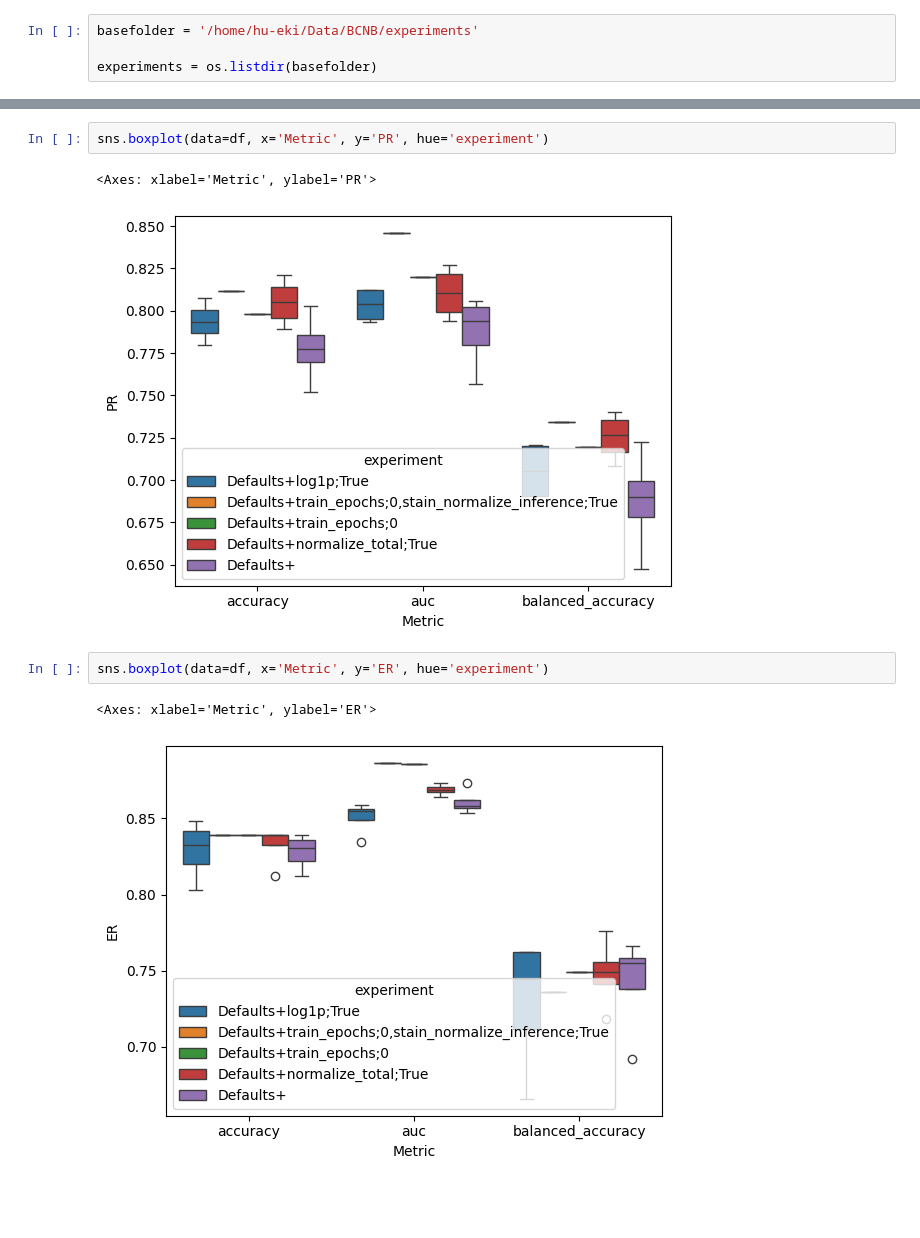
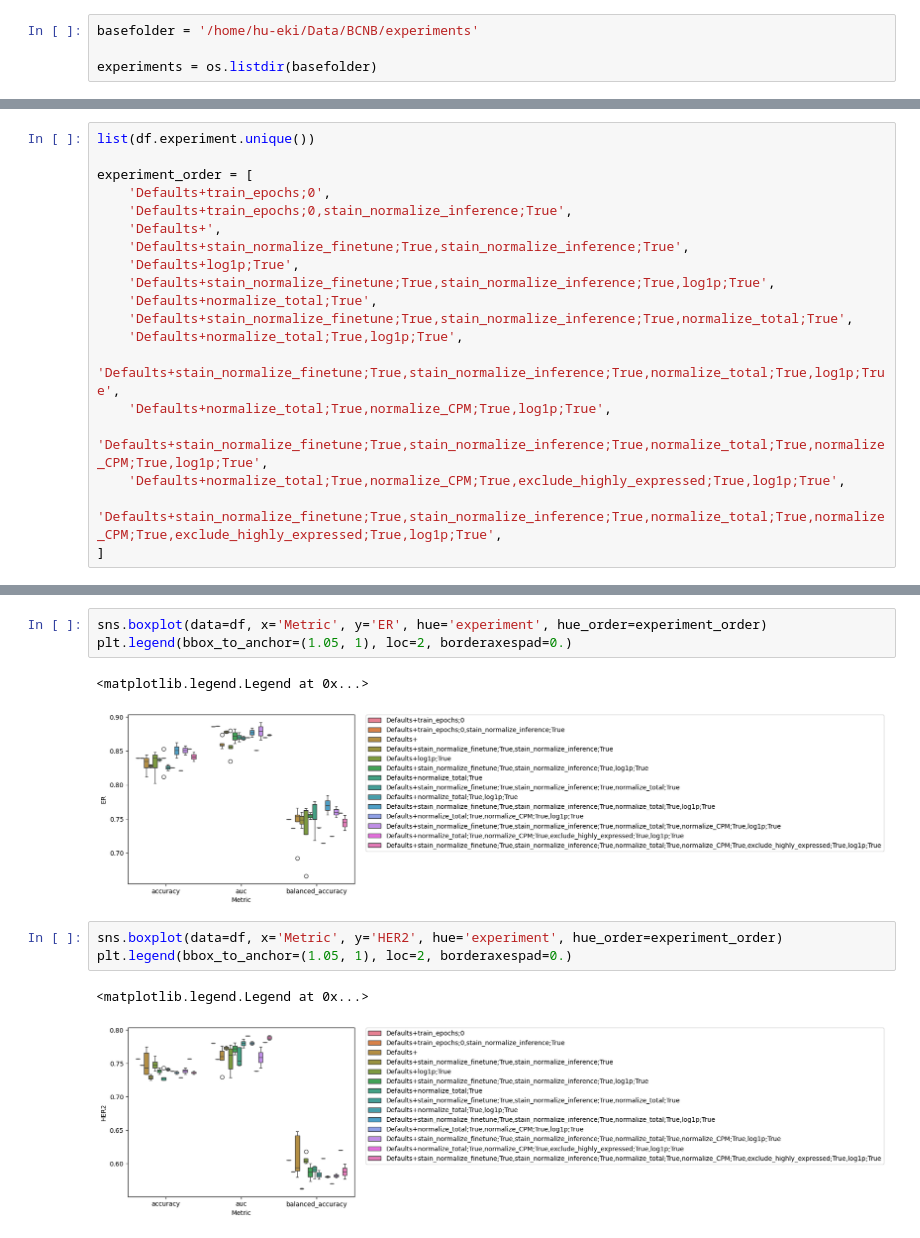
Before and after one commit to k-stacke/CONCH, a Jupyter notebook: notebooks/results.ipynb, the cells around one changed output, grey strips where cells are left out. Cells and saved outputs as stored; diff of their text form; blank space fills up the shorter version.

Commit message:
Modified results plots

```diff
--- a/notebooks/results.ipynb
+++ b/notebooks/results.ipynb
@@ -43,0 +41,19 @@ df.head()
+# %%
+list(df.experiment.unique())
+
+experiment_order = [
+    'Defaults+train_epochs;0',
+    'Defaults+train_epochs;0,stain_normalize_inference;True',
+    'Defaults+',
+    'Defaults+stain_normalize_finetune;True,stain_normalize_inference;True',
+    'Defaults+log1p;True',
+    'Defaults+stain_normalize_finetune;True,stain_normalize_inference;True,log1p;True',
+    'Defaults+normalize_total;True',
+    'Defaults+stain_normalize_finetune;True,stain_normalize_inference;True,normalize_total;True',
+    'Defaults+normalize_total;True,log1p;True',
+    'Defaults+stain_normalize_finetune;True,stain_normalize_inference;True,normalize_total;True,log1p;True',
+    'Defaults+normalize_total;True,normalize_CPM;True,log1p;True',
+    'Defaults+stain_normalize_finetune;True,stain_normalize_inference;True,normalize_total;True,normalize_CPM;True,log1p;True',
+    'Defaults+normalize_total;True,normalize_CPM;True,exclude_highly_expressed;True,log1p;True',
+    'Defaults+stain_normalize_finetune;True,stain_normalize_inference;True,normalize_total;True,normalize_CPM;True,exclude_highly_expressed;True,log1p;True',
+]
@@ -44,10 +78,12 @@ df.head()
 # %%
-sns.boxplot(data=df, x='Metric', y='PR', hue='experiment')
+sns.boxplot(data=df, x='Metric', y='ER', hue='experiment', hue_order=experiment_order)
+plt.legend(bbox_to_anchor=(1.05, 1), loc=2, borderaxespad=0.)
 # %% [output]
-<Axes: xlabel='Metric', ylabel='PR'>
+<matplotlib.legend.Legend at 0x...>
-[figure, old version]
+[figure, new version]
 # %%
-sns.boxplot(data=df, x='Metric', y='ER', hue='experiment')
+sns.boxplot(data=df, x='Metric', y='HER2', hue='experiment', hue_order=experiment_order)
+plt.legend(bbox_to_anchor=(1.05, 1), loc=2, borderaxespad=0.)
 # %% [output]
-<Axes: xlabel='Metric', ylabel='ER'>
+<matplotlib.legend.Legend at 0x...>
-[figure, old version]
+[figure, new version]
```
Also changed, not shown: parts of 7 cells of this notebook, 1 other file.
